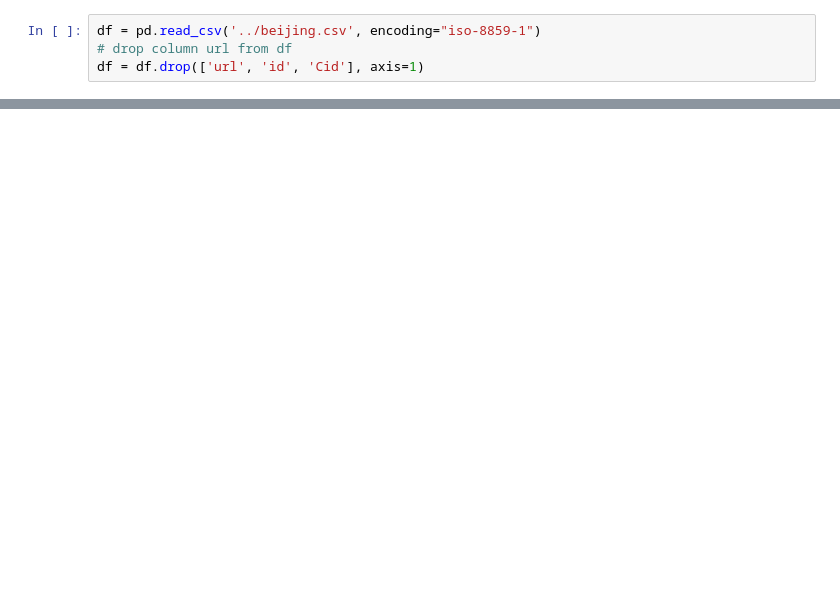
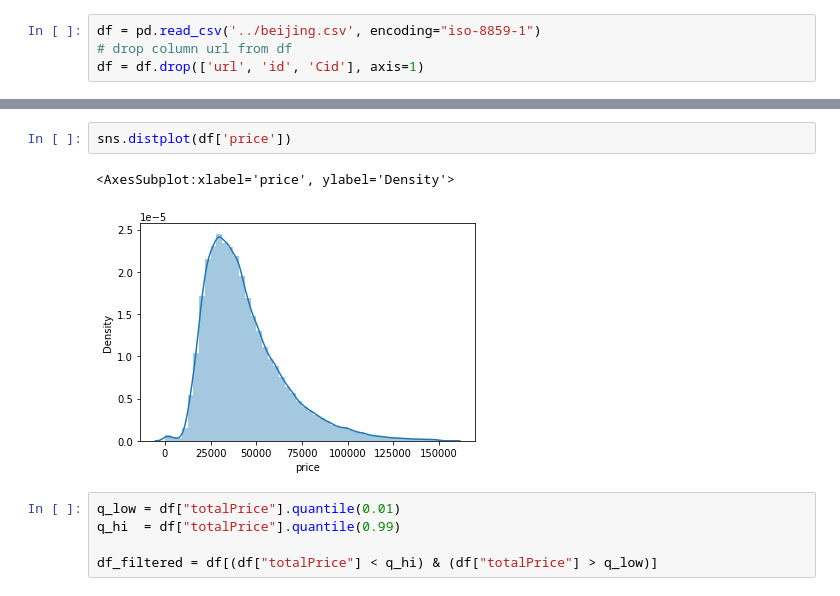
Before and after one commit to fhgr-cds-archive-class-2021/fhgr-3-s-ml-project-group-2, a Jupyter notebook: andre/eda.ipynb, the cells around one changed output, grey strips where cells are left out. Cells and saved outputs as stored; diff of their text form; blank space fills up the shorter version.

```diff
--- a/andre/eda.ipynb
+++ b/andre/eda.ipynb
@@ -26,0 +26,10 @@ memory usage: 56.0+ MB
+# %%
+sns.distplot(df['price'])
+# %% [output]
+<AxesSubplot:xlabel='price', ylabel='Density'>
+[figure, added]
+# %%
+q_low = df["totalPrice"].quantile(0.01)
+q_hi  = df["totalPrice"].quantile(0.99)
+
+df_filtered = df[(df["totalPrice"] < q_hi) & (df["totalPrice"] > q_low)]
```
Also changed, not shown: parts of 5 cells of this notebook, 1 other file.
